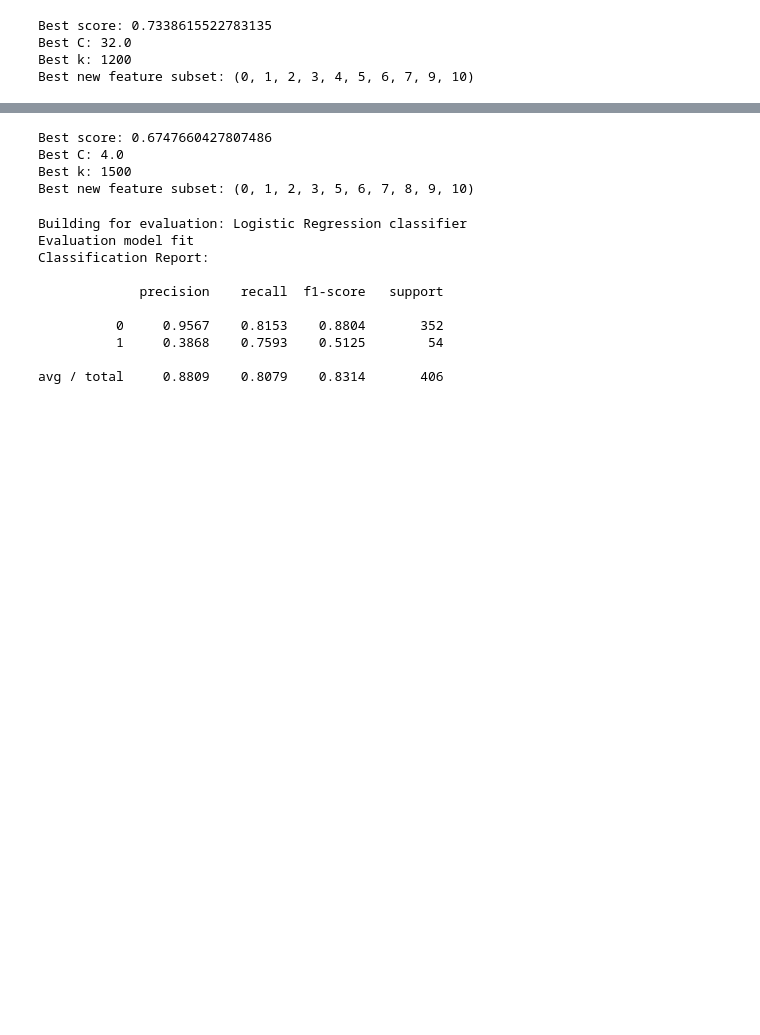
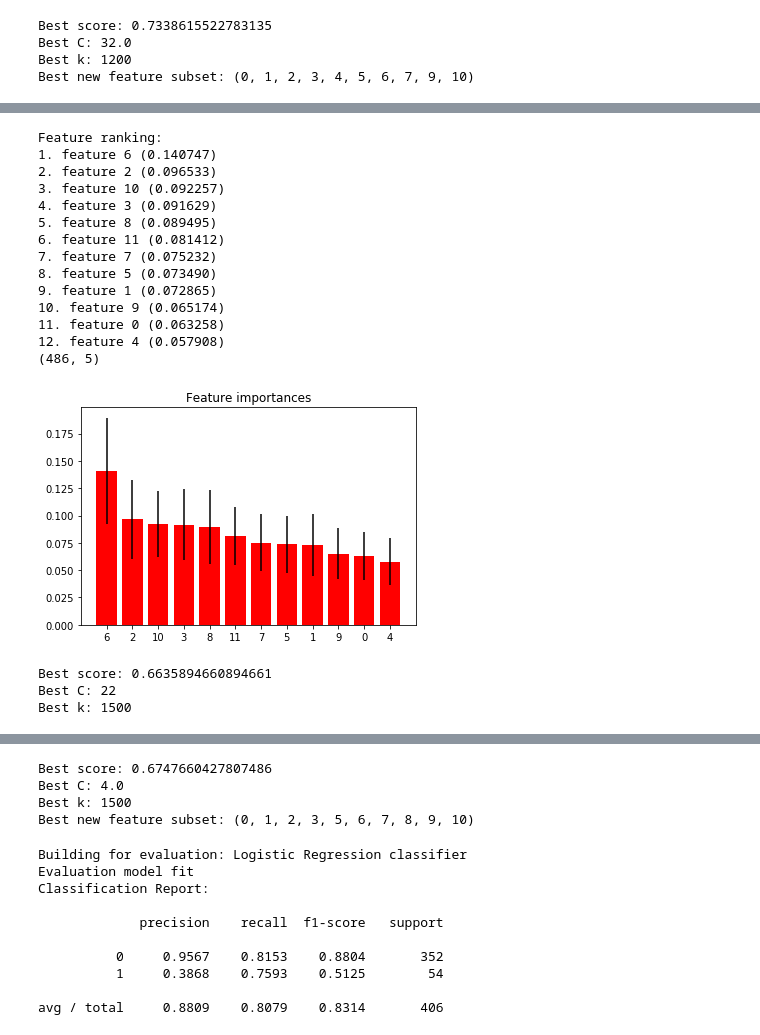
Before and after one commit to creationspirit/TAR-Early-Depression-Detection, a Jupyter notebook: TAR-Early-Depression-Detection.ipynb, the cells around one changed output, grey strips where cells are left out. Drawn from its saved outputs; the diff is of its cells as text; code cells hidden in the pictures; blank space fills up the shorter version.

Commit message:
feature importances added

```diff
--- a/TAR-Early-Depression-Detection.ipynb
+++ b/TAR-Early-Depression-Detection.ipynb
@@ -529,8 +534,8 @@ X_test = vect.transform(X_test_prep)
 # %% [markdown]
 Normalizing and adding features:
 # %%
-#max_abs_scaler = StandardScaler()
-max_abs_scaler = MaxAbsScaler()
+max_abs_scaler = StandardScaler()
+#max_abs_scaler = MaxAbsScaler()
 #max_abs_scaler = MinMaxScaler()
 X_sentence_len_train_scaled = max_abs_scaler.fit_transform(X_sentence_len_train)
 X_sentence_len_test_scaled = max_abs_scaler.transform(X_sentence_len_test)
@@ -711,7 +737,7 @@ Best k: 1500
 # %%
 print("Building for evaluation: BASELINE Logistic Regression L1")
 
-model = LogisticRegression(class_weight='balanced', penalty='l1', C=32.0)
+model = LogisticRegression(class_weight='balanced', penalty='l1', C=16.0)
 
 chi2_selector = SelectKBest(chi2, k=1500)
 X_kbest_train = chi2_selector.fit_transform(X_train, y_train)
@@ -828,0 +889,58 @@ Best new feature subset: (0, 1, 2, 3, 4, 5, 6, 7, 9, 10)
+# %%
+# Build a forest and compute the feature importances
+forest = ExtraTreesClassifier(n_estimators=500, random_state=0)
+X = np.hstack(reduced_training)
+forest.fit(X, y_train)
+importances = forest.feature_importances_
+std = np.std([tree.feature_importances_ for tree in forest.estimators_], axis=0)
+indices = np.argsort(importances)[::-1]
+
+# Print the feature ranking
+print("Feature ranking:")
+
+for f in range(X.shape[1]):
+    print("%d. feature %d (%f)" % (f + 1, indices[f], importances[indices[f]]))
+
+selector = SelectFromModel(forest, prefit=True)
+X_train_new = selector.transform(np.hstack(reduced_training))
+X_test_new = selector.transform(np.hstack(reduced_testing))
+print(X_train_new.shape)
+
+# Plot the feature importances of the forest
+plt.figure()
+plt.title("Feature importances")
+plt.bar(range(X.shape[1]), importances[indices],
+       color="r", yerr=std[indices], align="center")
+plt.xticks(range(X.shape[1]), indices)
+plt.xlim([-1, X.shape[1]])
+plt.show()
+# %% [output]
+Feature ranking:
+1. feature 6 (0.140747)
+2. feature 2 (0.096533)
+3. feature 10 (0.092257)
+4. feature 3 (0.091629)
+5. feature 8 (0.089495)
+6. feature 11 (0.081412)
+7. feature 7 (0.075232)
+8. feature 5 (0.073490)
+9. feature 1 (0.072865)
+10. feature 9 (0.065174)
+11. feature 0 (0.063258)
+12. feature 4 (0.057908)
+(486, 5)
+[figure, added]
+# %%
+#Individual feature CV
+#C_range = 2. ** np.arange(-1, 8)
+C_range = [1, 2, 4, 8, 9, 10, 12, 14, 16, 18, 20, 21, 22, 23, 32, 64]
+k_range = [1500]
+best_score, best_C, best_k = feature_cross_validate_model('LR', X_train, y_train, C_range, k_range, 5,
+                                                  X_train_new, regularization='l1')
+print("Best score: " + str(best_score))
+print("Best C: " + str(best_C))
+print("Best k: " + str(best_k))
+# %% [output]
+Best score: 0.6635894660894661
+Best C: 22
+Best k: 1500
```
Also changed, not shown: parts of 22 cells of this notebook.
